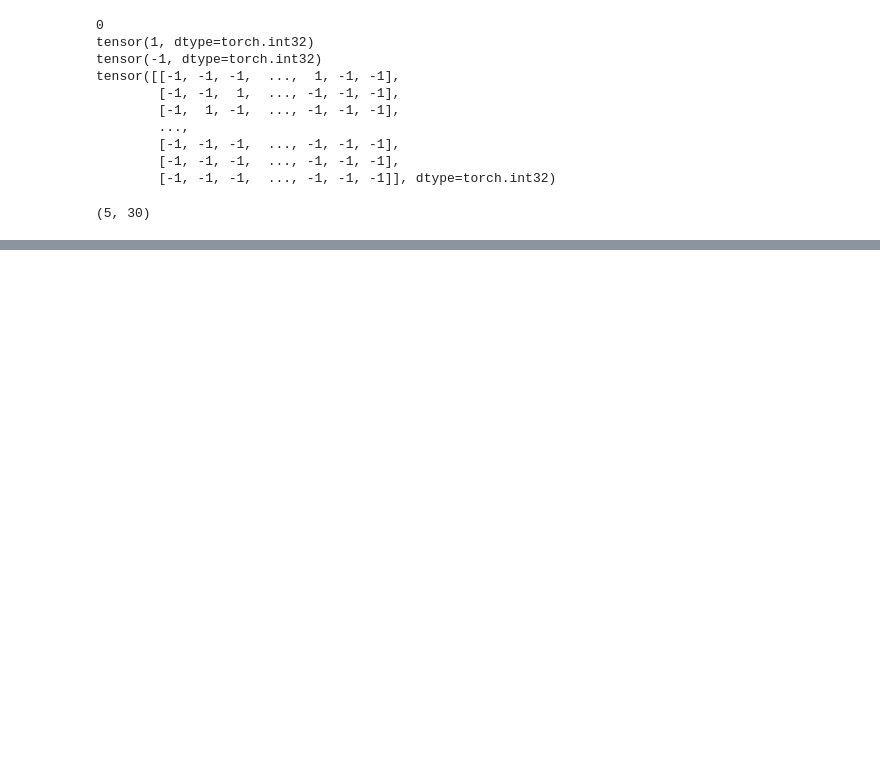
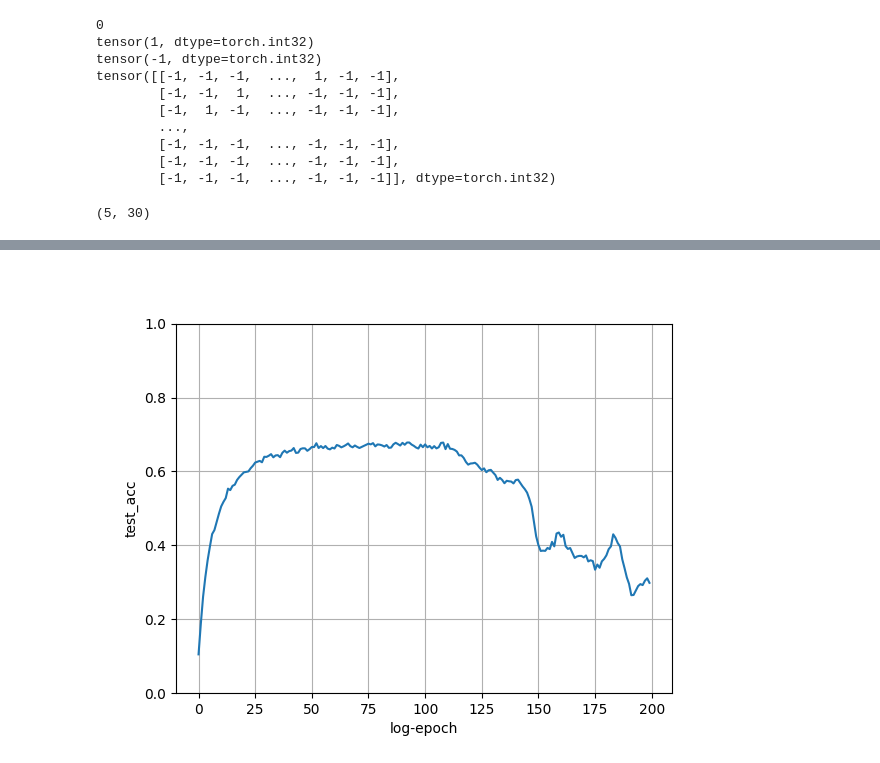
Before and after one commit to ryanjakecherian/bnn, a Jupyter notebook: notebooks/MNIST.ipynb, the cells around one changed output, grey strips where cells are left out. Cells and saved outputs as stored; diff of their text form; code cells hidden in the pictures; blank space fills up the shorter version.

```diff
--- a/notebooks/MNIST.ipynb
+++ b/notebooks/MNIST.ipynb
@@ -250,3 +275,17 @@ plt.show()
+# %%
+NAME = 'test_accs'
+plt.close(NAME)
+plt.figure(NAME)
+
+plt.plot(test_accs)
+plt.ylim(0, 1)
+plt.xlabel('log-epoch')
+plt.ylabel('test_acc')
+plt.grid()
+
+plt.show()
+# %% [output]
+[figure, added]
 # %%
 for name, p in TBNN.named_parameters():
     if name.lower().endswith('.w'):
```
Also changed, not shown: parts of 11 cells of this notebook, 7 other files.
